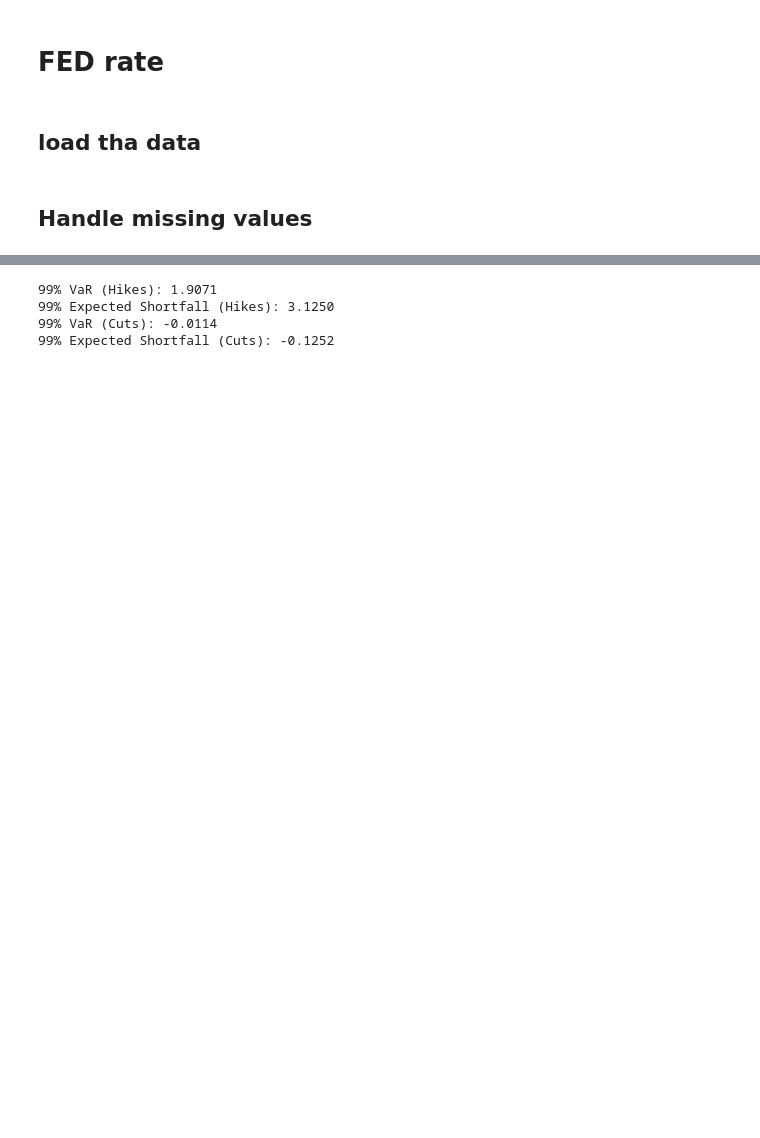
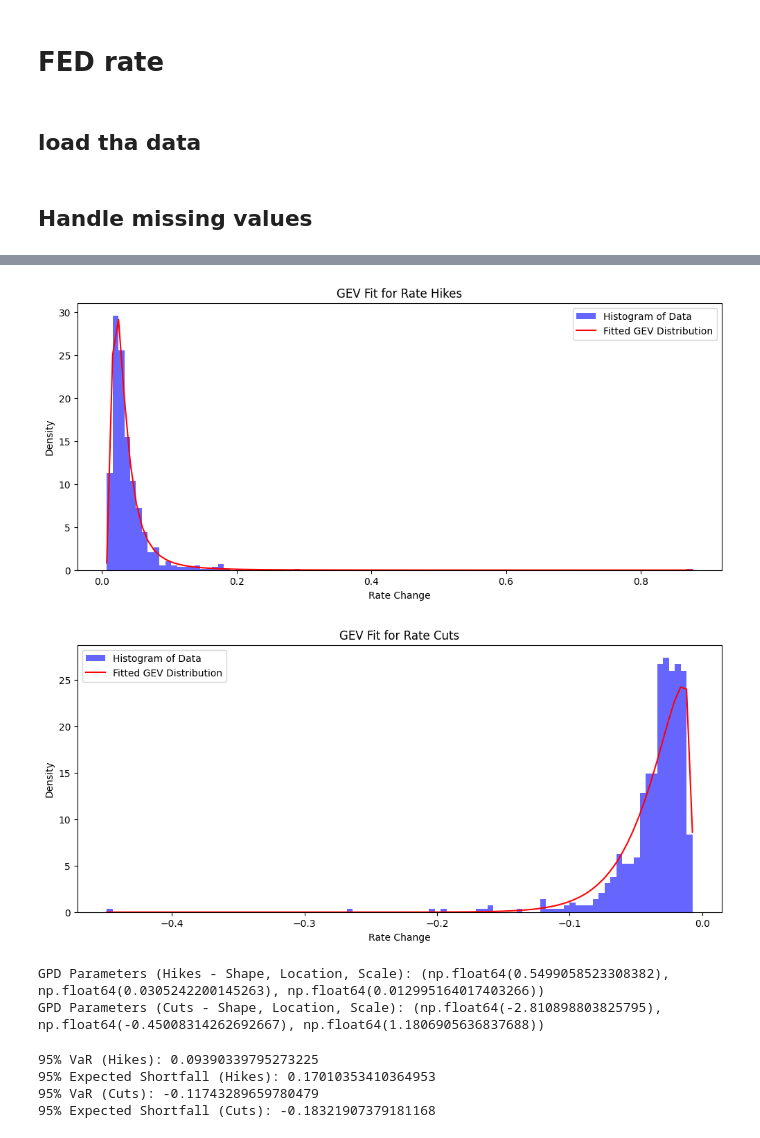
Before and after one commit to Sleeperalex/projetEVT, a Jupyter notebook: projetEVT.ipynb, the cells around one changed output, grey strips where cells are left out. Saved outputs shown, nothing was run; the diff lists cells and outputs as text; code cells hidden in the pictures; blank space fills up the shorter version.

```diff
--- a/projetEVT.ipynb
+++ b/projetEVT.ipynb
@@ -49,6 +48,6 @@ plt.show()
 # %%
 # Block Maxima Method for hikes (positive changes)
-df['year_month'] = df['observation_date'].dt.to_period('5M')
+df['year_month'] = df['Date'].dt.to_period('M')
 block_maxima_hikes = df.groupby('year_month')['rate_change'].max()
 
 # Block Minima Method for cuts (negative changes)
@@ -67,17 +66,50 @@ GEV Parameters (Cuts - Shape, Location, Scale): (np.float64(-0.3756044510615791)
+# %%
+# Visualizing the Fitted GEV Distribution
+def plot_gev_fits(data, gev_params, title):
+    plt.figure(figsize=(12, 5))
+    x = np.linspace(min(data), max(data), 100)
+    pdf = genextreme.pdf(x, *gev_params)
+    plt.hist(data, bins=len(x), density=True, alpha=0.6, color='b', label='Histogram of Data')
+    plt.plot(x, pdf, 'r-', label='Fitted GEV Distribution')
+    plt.title(title)
+    plt.xlabel('Rate Change')
+    plt.ylabel('Density')
+    plt.legend()
+    plt.show()
+
+plot_gev_fits(block_maxima_hikes, gev_params_hikes, 'GEV Fit for Rate Hikes')
+plot_gev_fits(block_minima_cuts, gev_params_cuts, 'GEV Fit for Rate Cuts')
+# %% [output]
+[figure, added]
+[figure, added]
+# %%
+# Peak Over Threshold (POT) Method
+threshold_pos = df['rate_change'].quantile(0.95)
+extreme_hikes = df[df['rate_change'] > threshold_pos]['rate_change']
+gpd_params_hikes = genpareto.fit(extreme_hikes)
+print("GPD Parameters (Hikes - Shape, Location, Scale):", gpd_params_hikes)
+
+threshold_neg = df['rate_change'].quantile(0.05)
+extreme_cuts = df[df['rate_change'] < threshold_neg]['rate_change']
+gpd_params_cuts = genpareto.fit(extreme_cuts)
+print("GPD Parameters (Cuts - Shape, Location, Scale):", gpd_params_cuts)
+# %% [output]
+GPD Parameters (Hikes - Shape, Location, Scale): (np.float64(0.5499058523308382), np.float64(0.0305242200145263), np.float64(0.012995164017403266))
+GPD Parameters (Cuts - Shape, Location, Scale): (np.float64(-2.810898803825795), np.float64(-0.45008314262692667), np.float64(1.1806905636837688))
 # %%
-# Compute 99% Value-at-Risk (VaR) and Expected Shortfall (ES)
-var_99_hikes = genextreme.ppf(0.99, *gev_params_hikes)
-es_99_hikes = np.mean(block_maxima_hikes[block_maxima_hikes >= var_99_hikes])
+# Compute 95% Value-at-Risk (VaR) and Expected Shortfall (ES)
+var_95_hikes = genextreme.ppf(0.95, *gev_params_hikes)
+es_95_hikes = np.mean(block_maxima_hikes[block_maxima_hikes >= var_95_hikes])
 
-var_99_cuts = genextreme.ppf(0.01, *gev_params_cuts)
-es_99_cuts = np.mean(block_minima_cuts[block_minima_cuts <= var_99_cuts])
+var_95_cuts = genextreme.ppf(0.01, *gev_params_cuts)
+es_95_cuts = np.mean(block_minima_cuts[block_minima_cuts <= var_95_cuts])
 
-print(f"99% VaR (Hikes): {var_99_hikes:.4f}")
-print(f"99% Expected Shortfall (Hikes): {es_99_hikes:.4f}")
-print(f"99% VaR (Cuts): {var_99_cuts:.4f}")
-print(f"99% Expected Shortfall (Cuts): {es_99_cuts:.4f}")
+print(f"95% VaR (Hikes): {var_95_hikes}")
+print(f"95% Expected Shortfall (Hikes): {es_95_hikes}")
+print(f"95% VaR (Cuts): {var_95_cuts}")
+print(f"95% Expected Shortfall (Cuts): {es_95_cuts}")
 # %% [output]
-99% VaR (Hikes): 1.9071
-99% Expected Shortfall (Hikes): 3.1250
-99% VaR (Cuts): -0.0114
-99% Expected Shortfall (Cuts): -0.1252
+95% VaR (Hikes): 0.09390339795273225
+95% Expected Shortfall (Hikes): 0.17010353410364953
+95% VaR (Cuts): -0.11743289659780479
+95% Expected Shortfall (Cuts): -0.18321907379181168
```
Also changed, not shown: parts of 5 cells of this notebook, 2 other files.
